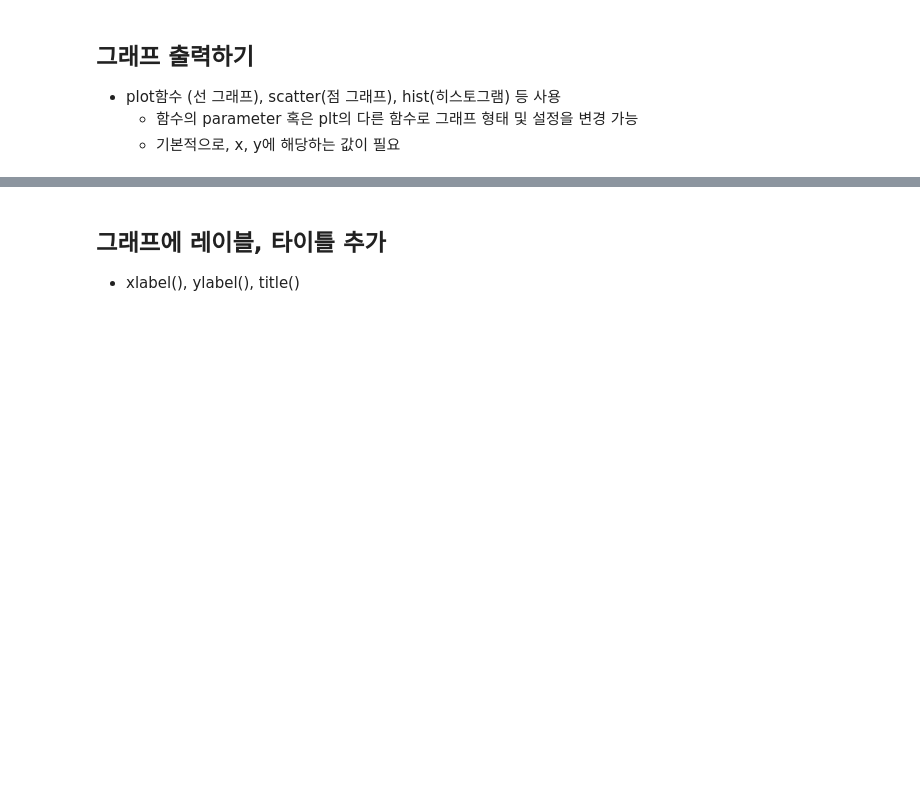
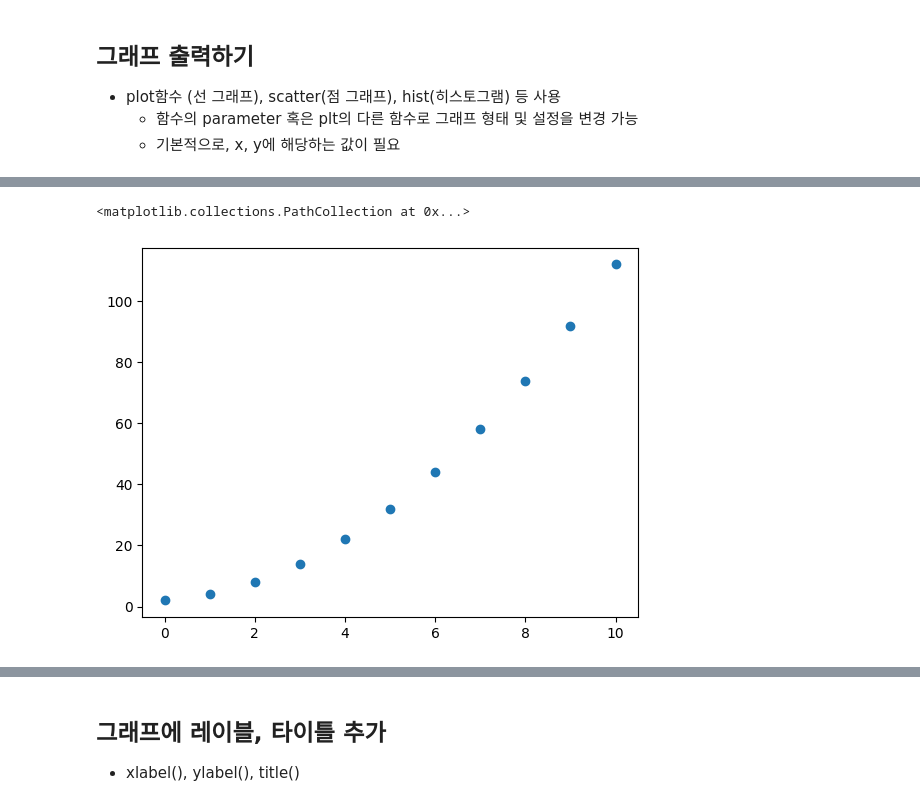
Before and after one commit to taejong12/itbank_DataAnalysis, a Jupyter notebook: itbank_DataAnalysis/4_NumPy/9_NumPy 시각화.ipynb, the cells around one changed output, grey strips where cells are left out. Saved outputs shown, nothing was run; the diff lists cells and outputs as text; code cells hidden in the pictures; blank space fills up the shorter version.

```diff
--- a/itbank_DataAnalysis/4_NumPy/9_NumPy 시각화.ipynb
+++ b/itbank_DataAnalysis/4_NumPy/9_NumPy 시각화.ipynb
@@ -10,0 +29,5 @@
+# %%
+plt.scatter(x, y)
+# %% [output]
+<matplotlib.collections.PathCollection at 0x...>
+[figure, added]
```
Also changed, not shown: parts of 24 cells of this notebook, 2 other files.
